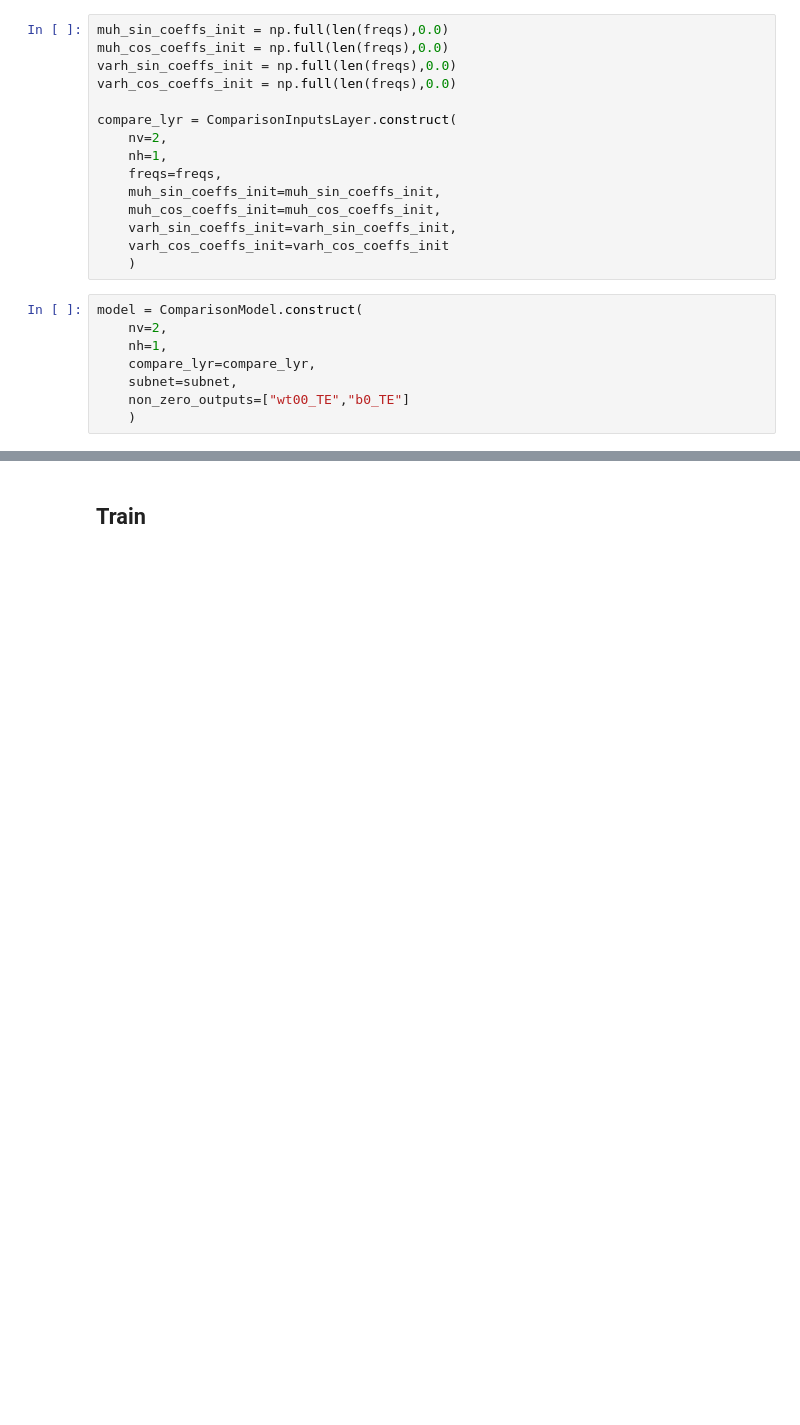
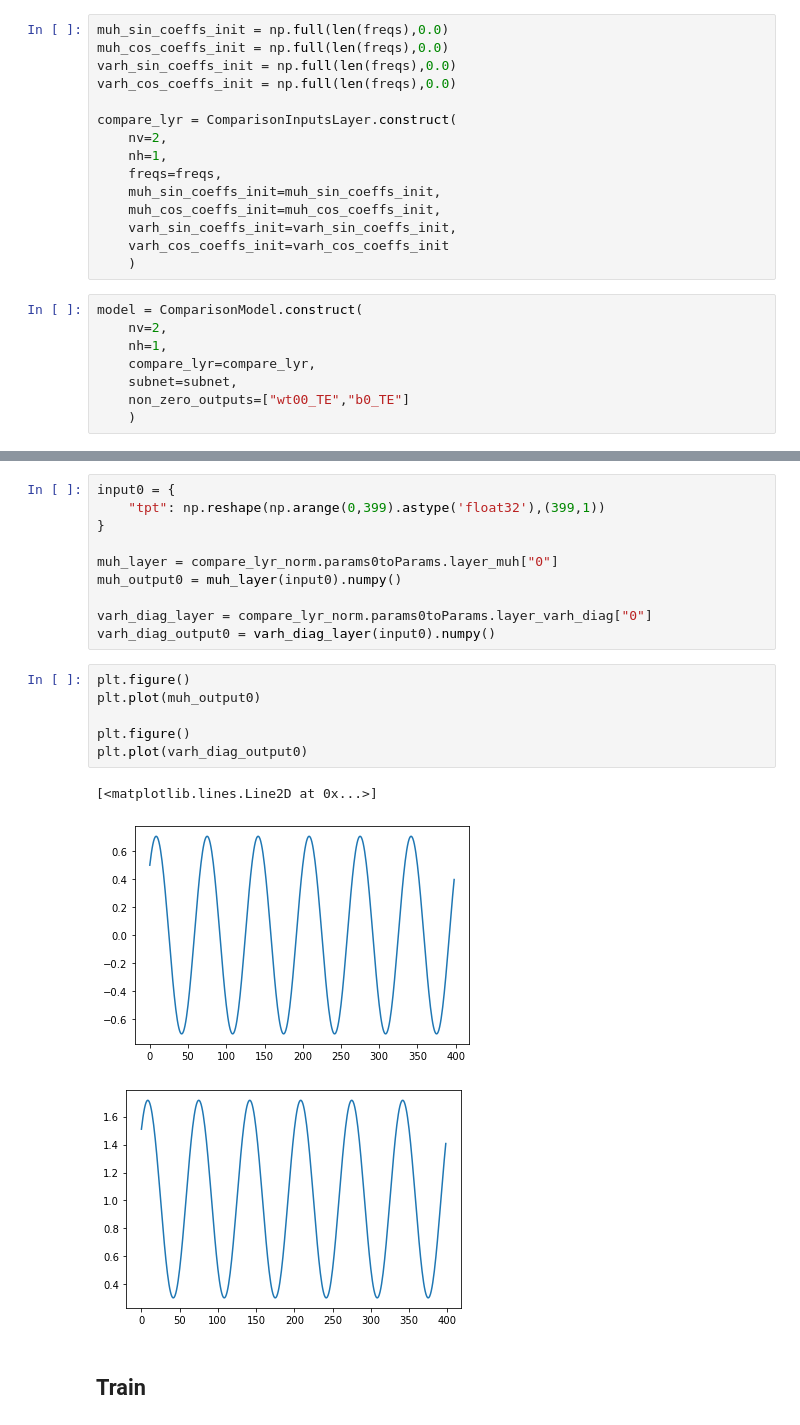
Before and after one commit to smrfeld/phys_dbd, a Jupyter notebook: example/main.ipynb, the cells around one changed output, grey strips where cells are left out. Saved outputs shown, nothing was run; the diff lists cells and outputs as text; blank space fills up the shorter version.

```diff
--- a/example/main.ipynb
+++ b/example/main.ipynb
@@ -802,3 +828,23 @@ Param normalization: Std dev:  [2.4601039e-01 1.7421917e-05 4.5152327e-01 2.0763
+# %%
+input0 = {
+    "tpt": np.reshape(np.arange(0,399).astype('float32'),(399,1))
+}
+
+muh_layer = compare_lyr_norm.params0toParams.layer_muh["0"]
+muh_output0 = muh_layer(input0).numpy()
+
+varh_diag_layer = compare_lyr_norm.params0toParams.layer_varh_diag["0"]
+varh_diag_output0 = varh_diag_layer(input0).numpy()
+# %%
+plt.figure()
+plt.plot(muh_output0)
+
+plt.figure()
+plt.plot(varh_diag_output0)
+# %% [output]
+[<matplotlib.lines.Line2D at 0x...>]
+[figure, added]
+[figure, added]
 # %% [markdown]
 ## Train
 # %%
```
Also changed, not shown: parts of 19 cells of this notebook, 5 other files.
